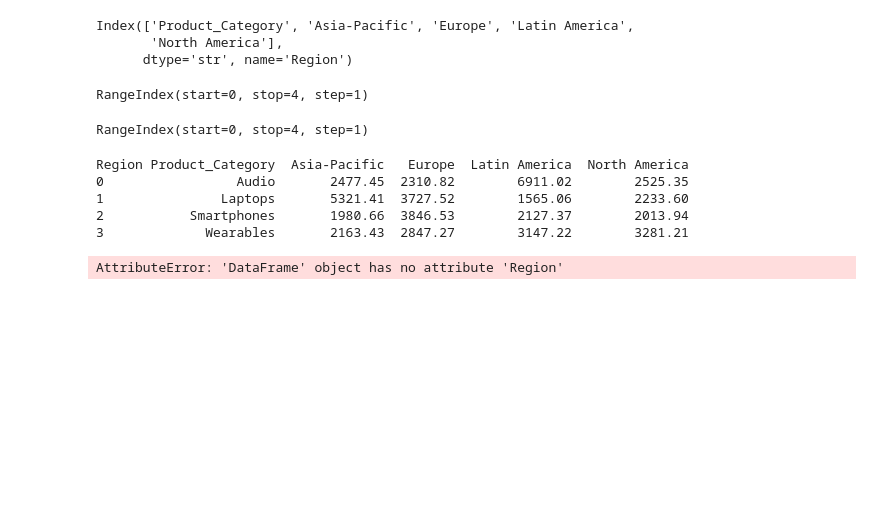
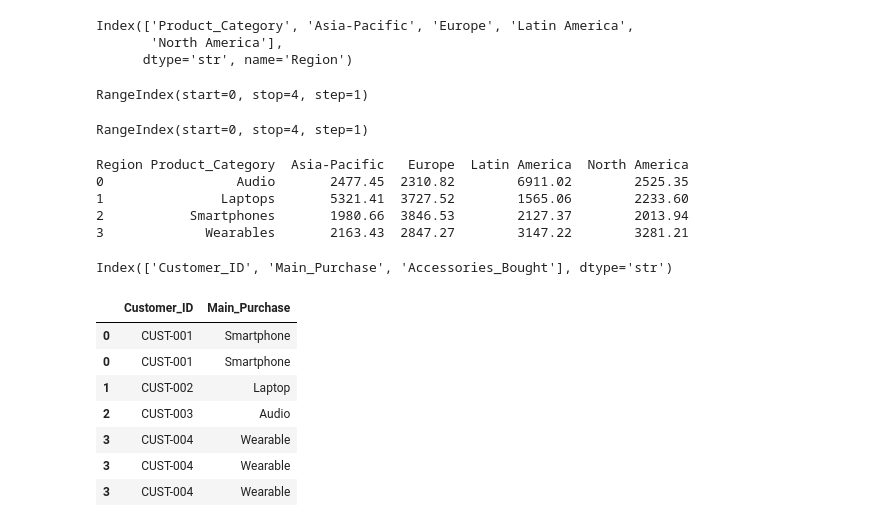
Before and after one commit to carlosjesuscaro/data_analysis_summary, a Jupyter notebook: Pandas.ipynb, the cells around one changed output. Saved outputs shown, nothing was run; the diff lists cells and outputs as text; code cells hidden in the pictures; blank space fills up the shorter version.

```diff
--- a/Pandas.ipynb
+++ b/Pandas.ipynb
@@ -509,6 +573,17 @@ Region Product_Category  Asia-Pacific   Europe  Latin America  North America
 2           Smartphones       1980.66  3846.53        2127.37        2013.94
 3             Wearables       2163.43  2847.27        3147.22        3281.21
 # %%
-prod_region.Region
+df_explode.columns
 # %% [output]
-AttributeError: 'DataFrame' object has no attribute 'Region'
+Index(['Customer_ID', 'Main_Purchase', 'Accessories_Bought'], dtype='str')
+# %%
+df_explode.loc[:, ['Customer_ID', 'Main_Purchase']]
+# %% [output]
+|  | Customer_ID | Main_Purchase |
+| 0 | CUST-001 | Smartphone |
+| 0 | CUST-001 | Smartphone |
+| 1 | CUST-002 | Laptop |
+| 2 | CUST-003 | Audio |
+| 3 | CUST-004 | Wearable |
+| 3 | CUST-004 | Wearable |
+| 3 | CUST-004 | Wearable |
```
Also changed, not shown: parts of 9 cells of this notebook.
